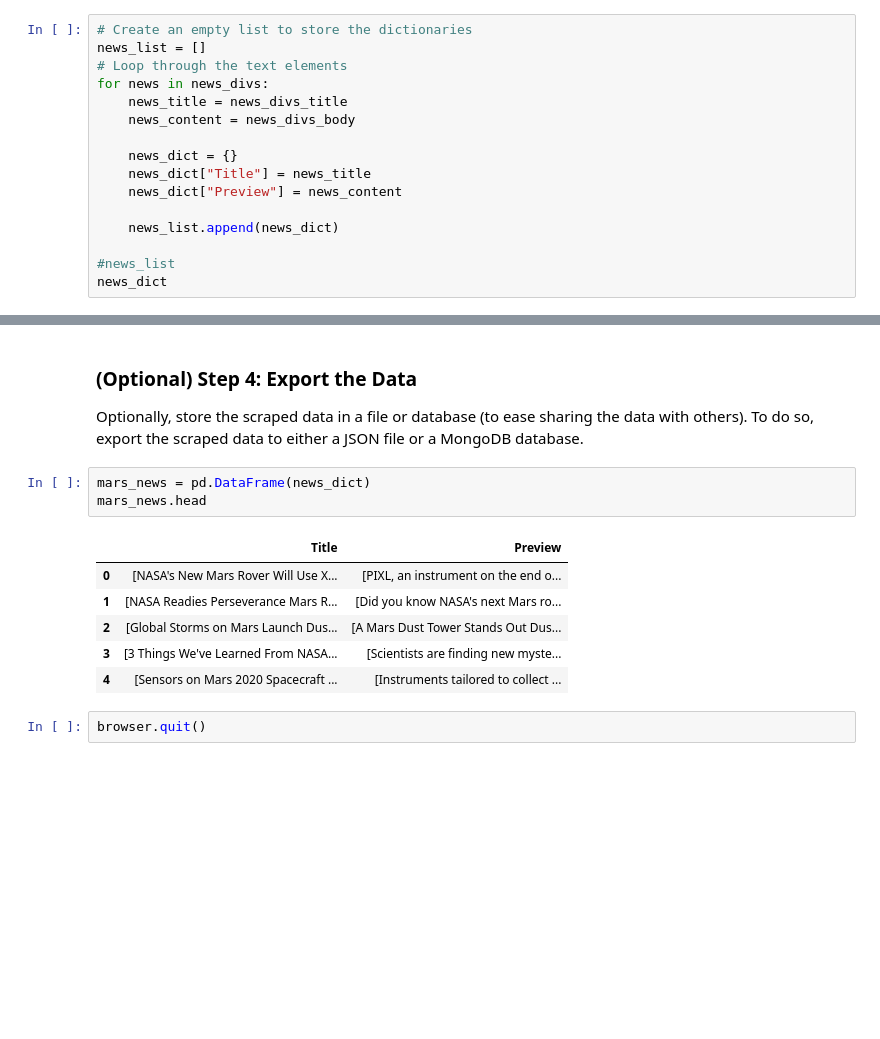
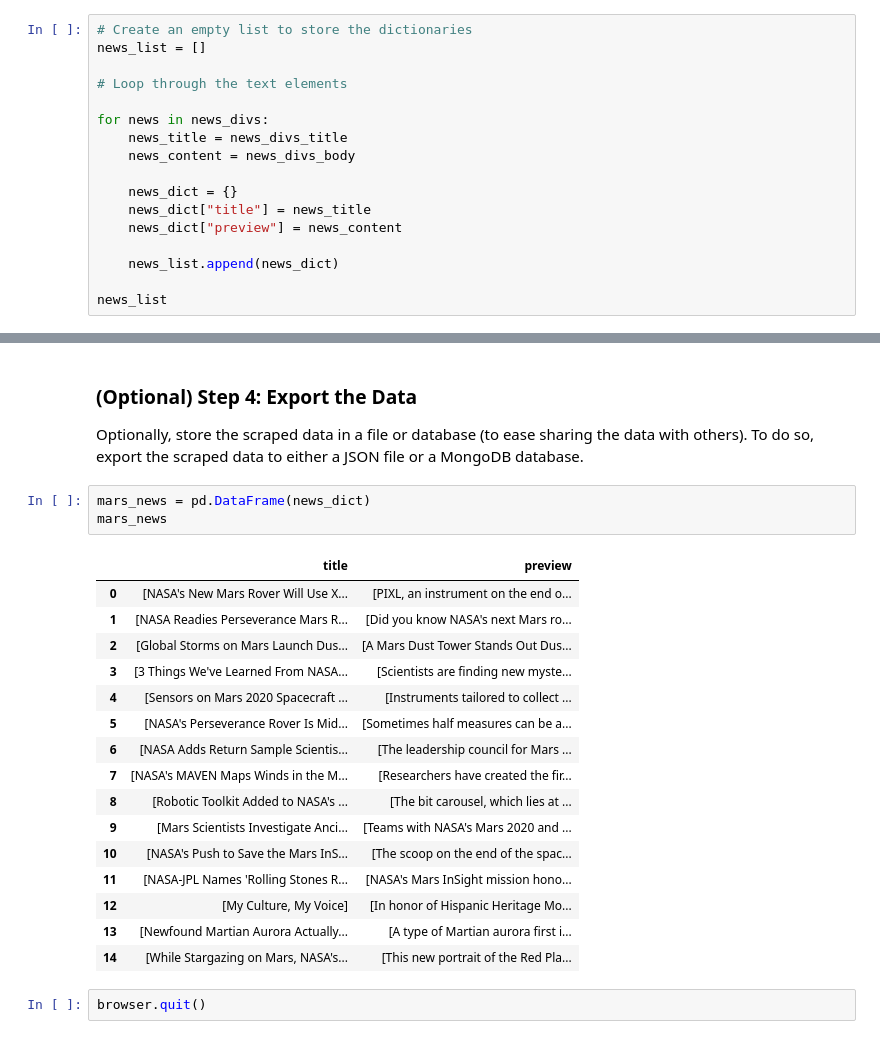
Before and after one commit to nrpineda/HTML_and_CSS, a Jupyter notebook: part_1_mars_news.ipynb, the cells around one changed output, grey strips where cells are left out. Drawn from its saved outputs; the diff is of its cells as text; blank space fills up the shorter version.

```diff
--- a/part_1_mars_news.ipynb
+++ b/part_1_mars_news.ipynb
@@ -92,17 +92,18 @@ print(news_divs_body)
 # %%
 # Create an empty list to store the dictionaries
 news_list = []
+
 # Loop through the text elements
+
 for news in news_divs:
     news_title = news_divs_title
     news_content = news_divs_body
 
     news_dict = {}
-    news_dict["Title"] = news_title
-    news_dict["Preview"] = news_content
+    news_dict["title"] = news_title
+    news_dict["preview"] = news_content
 
     news_list.append(news_dict)
 
-#news_list
-news_dict
+news_list
 # %% [output]
@@ -129,13 +130,23 @@ news_dict
 Optionally, store the scraped data in a file or database (to ease sharing the data with others). To do so, export the scraped data to either a JSON file or a MongoDB database.
 # %%
 mars_news = pd.DataFrame(news_dict)
-mars_news.head
+mars_news
 # %% [output]
-|  | Title | Preview |
+|  | title | preview |
 | 0 | [NASA's New Mars Rover Will Use X... | [PIXL, an instrument on the end o... |
 | 1 | [NASA Readies Perseverance Mars R... | [Did you know NASA's next Mars ro... |
 | 2 | [Global Storms on Mars Launch Dus... | [A Mars Dust Tower Stands Out Dus... |
 | 3 | [3 Things We've Learned From NASA... | [Scientists are finding new myste... |
 | 4 | [Sensors on Mars 2020 Spacecraft ... | [Instruments tailored to collect ... |
+| 5 | [NASA's Perseverance Rover Is Mid... | [Sometimes half measures can be a... |
+| 6 | [NASA Adds Return Sample Scientis... | [The leadership council for Mars ... |
+| 7 | [NASA's MAVEN Maps Winds in the M... | [Researchers have created the fir... |
+| 8 | [Robotic Toolkit Added to NASA's ... | [The bit carousel, which lies at ... |
+| 9 | [Mars Scientists Investigate Anci... | [Teams with NASA's Mars 2020 and ... |
+| 10 | [NASA's Push to Save the Mars InS... | [The scoop on the end of the spac... |
+| 11 | [NASA-JPL Names 'Rolling Stones R... | [NASA's Mars InSight mission hono... |
+| 12 | [My Culture, My Voice] | [In honor of Hispanic Heritage Mo... |
+| 13 | [Newfound Martian Aurora Actually... | [A type of Martian aurora first i... |
+| 14 | [While Stargazing on Mars, NASA's... | [This new portrait of the Red Pla... |
 # %%
 browser.quit()
```
Also changed, not shown: parts of 1 cell of this notebook.
